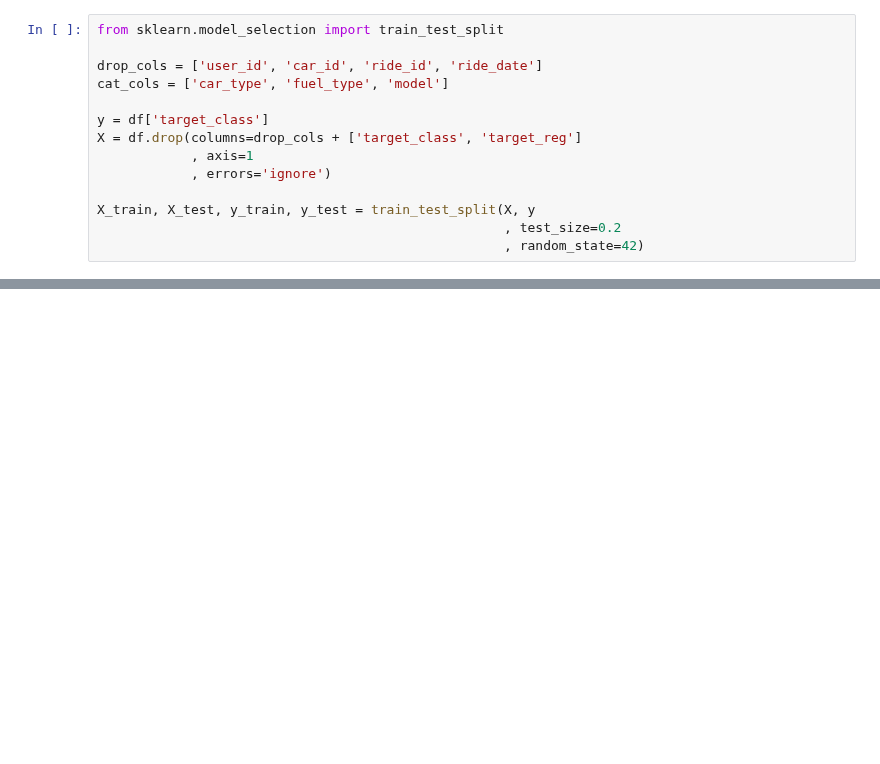
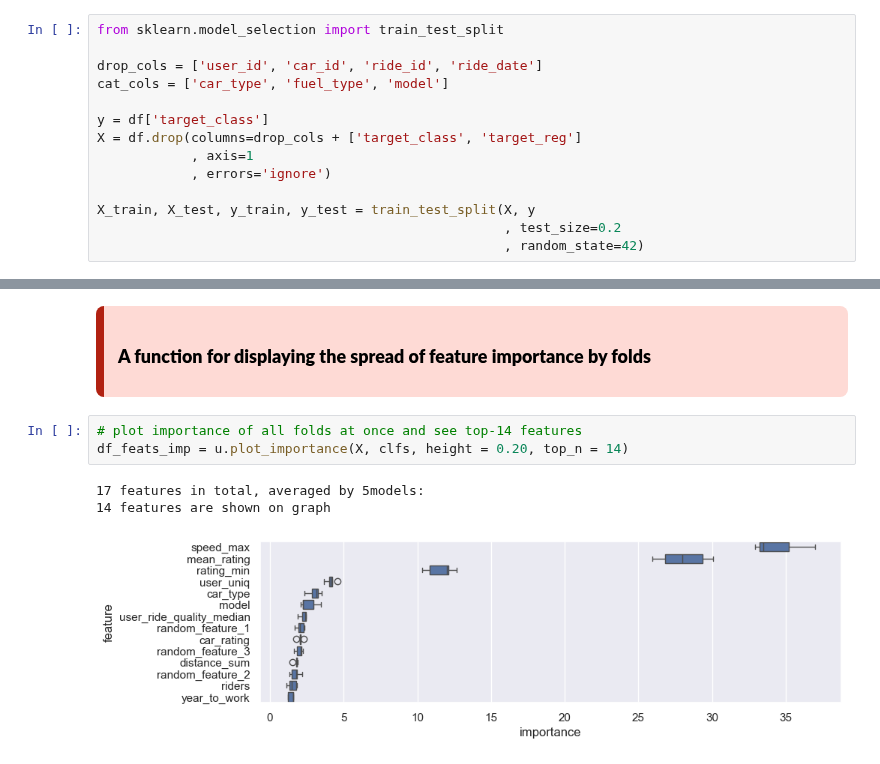
Before and after one commit to aziart/comp-ds, a Jupyter notebook: notebooks/03.4.02 - Analyzing Model Errors.ipynb, the cells around one changed output, grey strips where cells are left out. Drawn from its saved outputs; the diff is of its cells as text; blank space fills up the shorter version.

Commit message:
03.4.02 in progress: train catboost, visualize feature importance + seaborn cross validation with feature importance spread in all folds by feature

```diff
--- a/notebooks/03.4.02 - Analyzing Model Errors.ipynb
+++ b/notebooks/03.4.02 - Analyzing Model Errors.ipynb
@@ -170,0 +253,17 @@ Shrink model to first 528 iterations.
+# %% [markdown]
+<div class="alert" style="background-color: #FEDAD5; border-left: 8px solid #B12111; padding: 14px; border-radius: 8px; font-size: 14px; color: #000000;">
+
+<h3>
+
+**A function for displaying the spread of feature importance by folds**
+
+</h3>
+
+</div>
+# %%
+# plot importance of all folds at once and see top-14 features
+df_feats_imp = u.plot_importance(X, clfs, height = 0.20, top_n = 14)
+# %% [output]
+17 features in total, averaged by 5models:
+14 features are shown on graph
+[figure, added]
```
Also changed, not shown: parts of 12 cells of this notebook, 7 other files.
